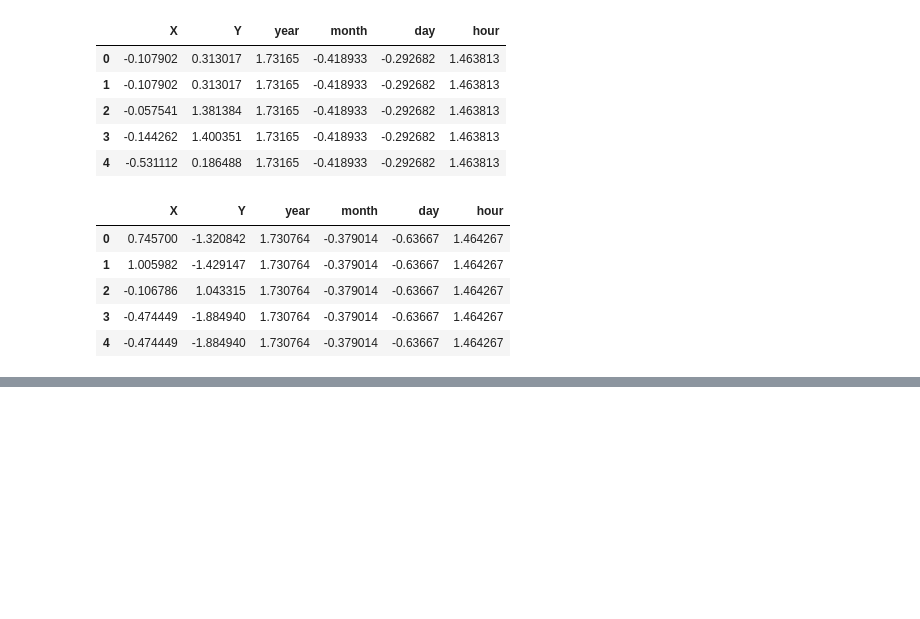
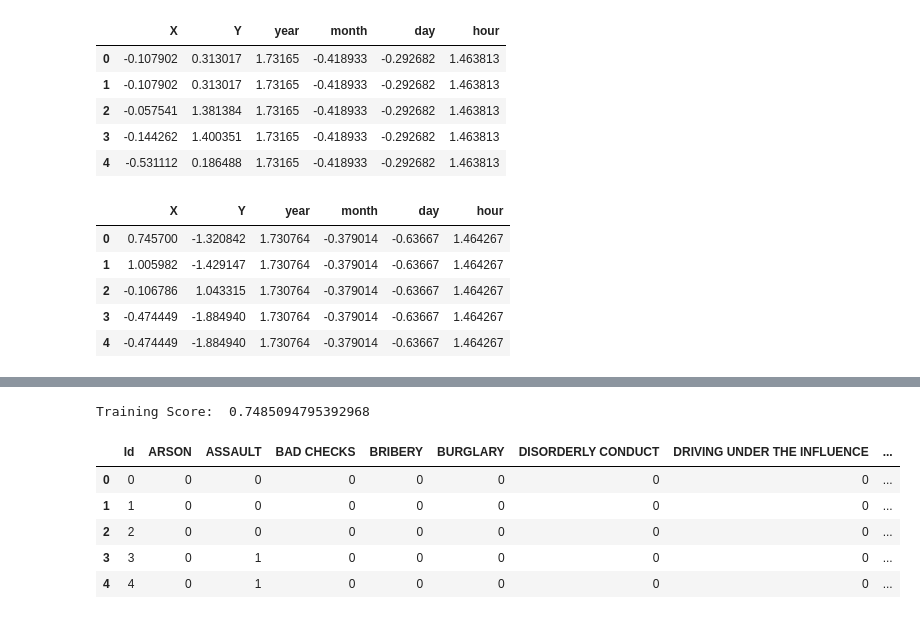
Before and after one commit to nandhukumar86/mykagglesubmissions, a Jupyter notebook: SanFranciscoCrimeClassification.ipynb, the cells around one changed output, grey strips where cells are left out. Drawn from its saved outputs; the diff is of its cells as text; code cells hidden in the pictures; blank space fills up the shorter version.

Commit message:
Sumbission of Score 20,

```diff
--- a/SanFranciscoCrimeClassification.ipynb
+++ b/SanFranciscoCrimeClassification.ipynb
@@ -550,0 +513,39 @@ model.fit(Xtrain, ytrain)
+# %%
+from sklearn.tree import DecisionTreeClassifier
+from sklearn.multiclass import OneVsOneClassifier, OneVsRestClassifier
+from sklearn.linear_model import LogisticRegression
+
+model = OneVsRestClassifier(DecisionTreeClassifier())
+
+model.fit(X_train, y_train)
+
+print('Training Score: ', model.score(X_train, y_train))
+# %% [output]
+Training Score:  0.7485094795392968
+# %%
+y_test_predict = model.predict(X_test)
+y_train_predict = model.predict(X_train)
+# %%
+y_test_predict = pd.DataFrame(y_test_predict,columns=mlb.categories_[0])
+# %%
+df = pd.concat([pd.DataFrame(y_Id, columns=['Id']), y_test_predict], axis=1, ignore_index=True)
+# %%
+df.columns = ['Id', 'ARSON', 'ASSAULT', 'BAD CHECKS', 'BRIBERY', 'BURGLARY',
+       'DISORDERLY CONDUCT', 'DRIVING UNDER THE INFLUENCE', 'DRUG/NARCOTIC',
+       'DRUNKENNESS', 'EMBEZZLEMENT', 'EXTORTION', 'FAMILY OFFENSES',
+       'FORGERY/COUNTERFEITING', 'FRAUD', 'GAMBLING', 'KIDNAPPING',
+       'LARCENY/THEFT', 'LIQUOR LAWS', 'LOITERING', 'MISSING PERSON',
+       'NON-CRIMINAL', 'OTHER OFFENSES', 'PORNOGRAPHY/OBSCENE MAT',
+       'PROSTITUTION', 'RECOVERED VEHICLE', 'ROBBERY', 'RUNAWAY',
+       'SECONDARY CODES', 'SEX OFFENSES FORCIBLE', 'SEX OFFENSES NON FORCIBLE',
+       'STOLEN PROPERTY', 'SUICIDE', 'SUSPICIOUS OCC', 'TREA', 'TRESPASS',
+       'VANDALISM', 'VEHICLE THEFT', 'WARRANTS', 'WEAPON LAWS']
+# %%
+df.head()
+# %% [output]
+|  | Id | ARSON | ASSAULT | BAD CHECKS | BRIBERY | BURGLARY | DISORDERLY CONDUCT | DRIVING UNDER THE INFLUENCE | ... |
+| 0 | 0 | 0 | 0 | 0 | 0 | 0 | 0 | 0 | ... |
+| 1 | 1 | 0 | 0 | 0 | 0 | 0 | 0 | 0 | ... |
+| 2 | 2 | 0 | 0 | 0 | 0 | 0 | 0 | 0 | ... |
+| 3 | 3 | 0 | 1 | 0 | 0 | 0 | 0 | 0 | ... |
+| 4 | 4 | 0 | 1 | 0 | 0 | 0 | 0 | 0 | ... |
```
Also changed, not shown: parts of 19 cells of this notebook.
